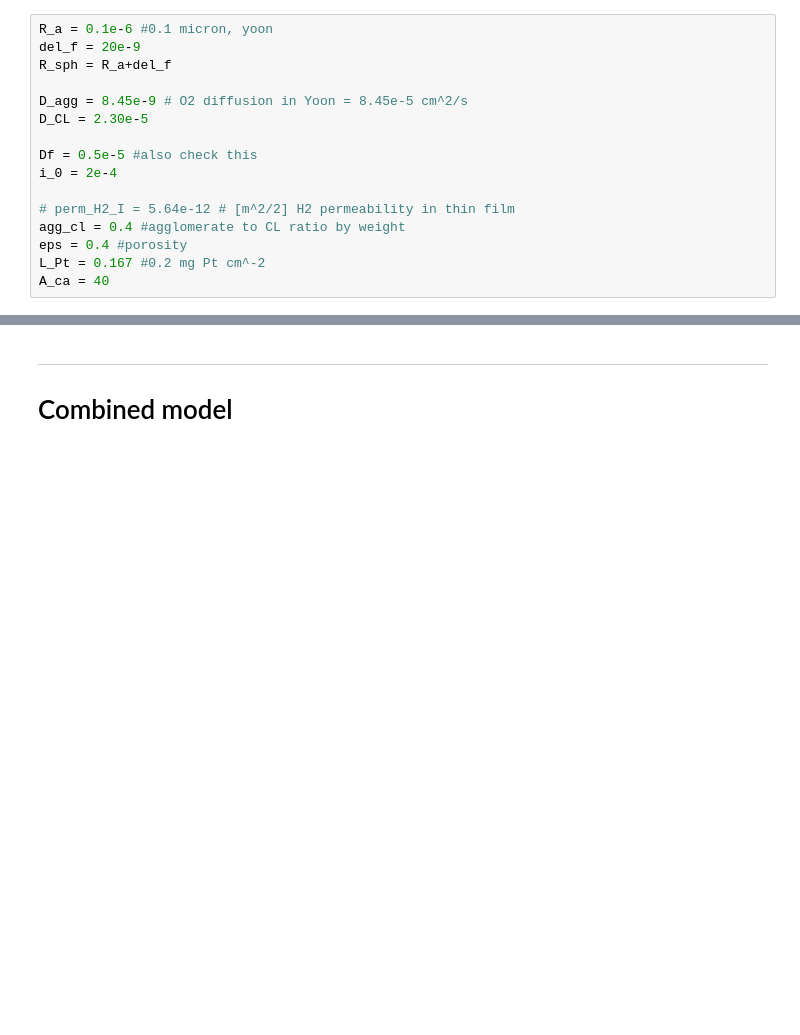
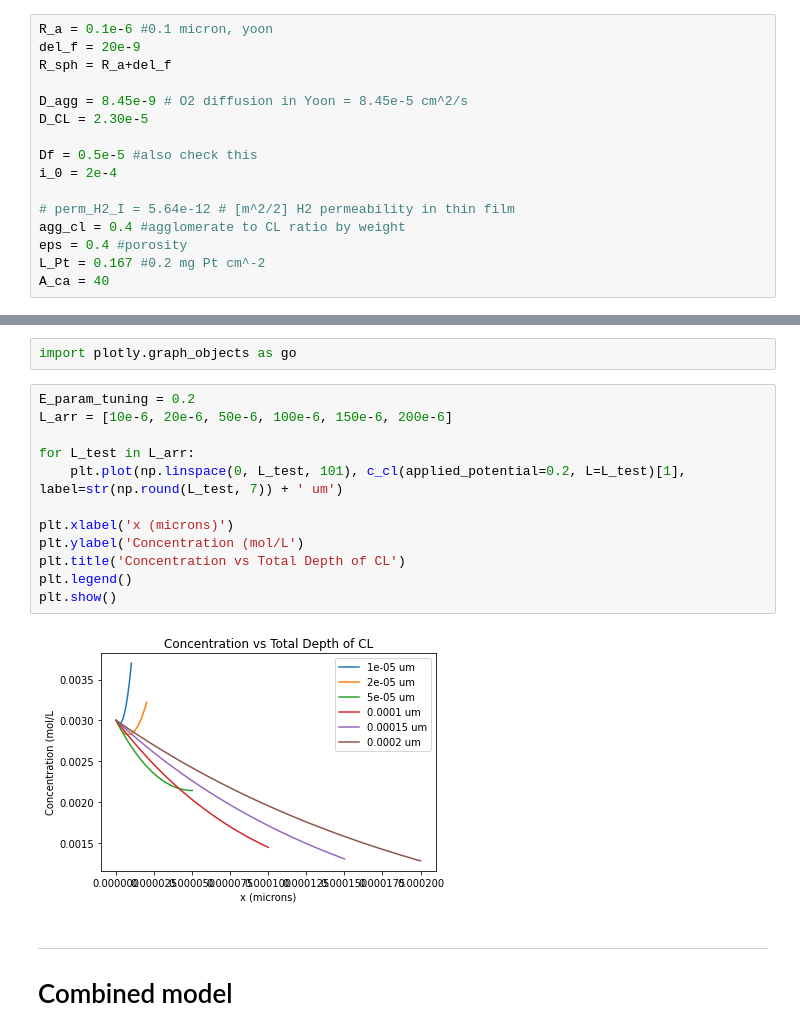
Before and after one commit to tinypersimmon/lbnl, a Jupyter notebook: transport_model.ipynb, the cells around one changed output, grey strips where cells are left out. Saved outputs shown, nothing was run; the diff lists cells and outputs as text; blank space fills up the shorter version.

```diff
--- a/transport_model.ipynb
+++ b/transport_model.ipynb
@@ -261,3 +264,19 @@ plt.show()
+# %%
+import plotly.graph_objects as go
+# %%
+E_param_tuning = 0.2
+L_arr = [10e-6, 20e-6, 50e-6, 100e-6, 150e-6, 200e-6]
+
+for L_test in L_arr:
+    plt.plot(np.linspace(0, L_test, 101), c_cl(applied_potential=0.2, L=L_test)[1], label=str(np.round(L_test, 7)) + ' um')
+
+plt.xlabel('x (microns)')
+plt.ylabel('Concentration (mol/L')
+plt.title('Concentration vs Total Depth of CL')
+plt.legend()
+plt.show()
+# %% [output]
+[figure, added]
 # %% [markdown]
 ---
 # Combined model
```
Also changed, not shown: parts of 7 cells of this notebook.
